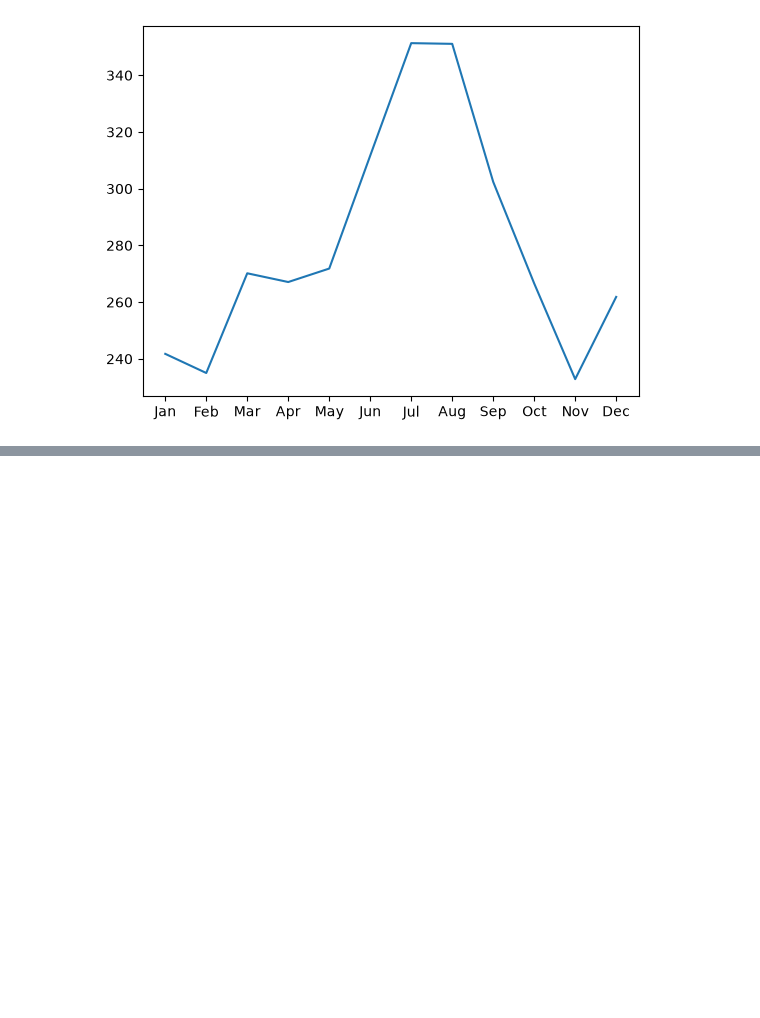
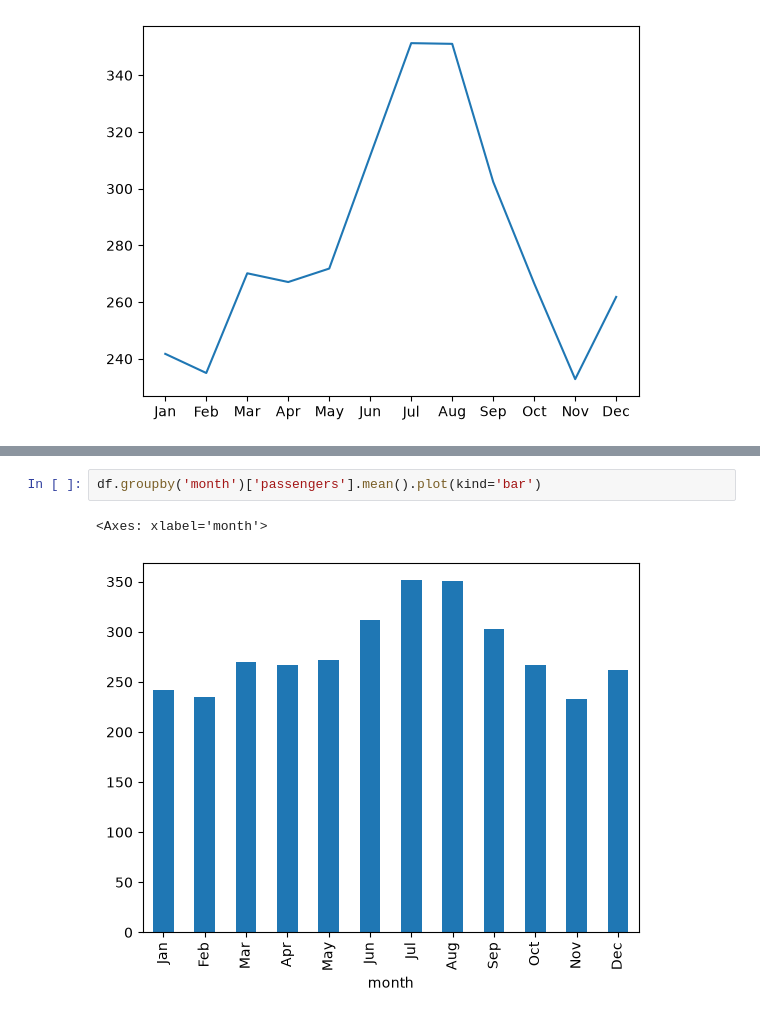
Before and after one commit to Kimchi-2025/big0611, a Jupyter notebook: py/p02_데이터분석및시각화/ch02_pandas/ex04_2_시계열데이터분석.ipynb, the cells around one changed output, grey strips where cells are left out. Saved outputs shown, nothing was run; the diff lists cells and outputs as text; blank space fills up the shorter version.

```diff
--- a/py/p02_데이터분석및시각화/ch02_pandas/ex04_2_시계열데이터분석.ipynb
+++ b/py/p02_데이터분석및시각화/ch02_pandas/ex04_2_시계열데이터분석.ipynb
@@ -523,0 +678,5 @@ plt.plot(df.groupby('month')['passengers'].mean())
+# %%
+df.groupby('month')['passengers'].mean().plot(kind='bar')
+# %% [output]
+<Axes: xlabel='month'>
+[figure, added]
```
Also changed, not shown: parts of 52 cells of this notebook, 1 other file.
